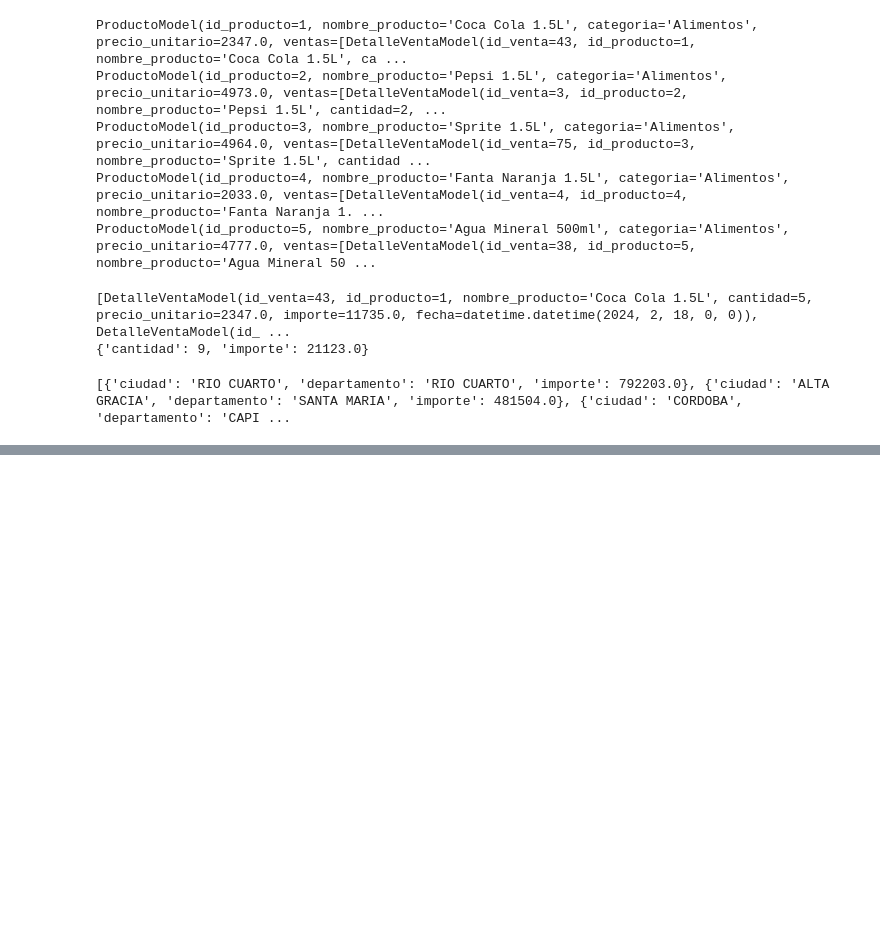
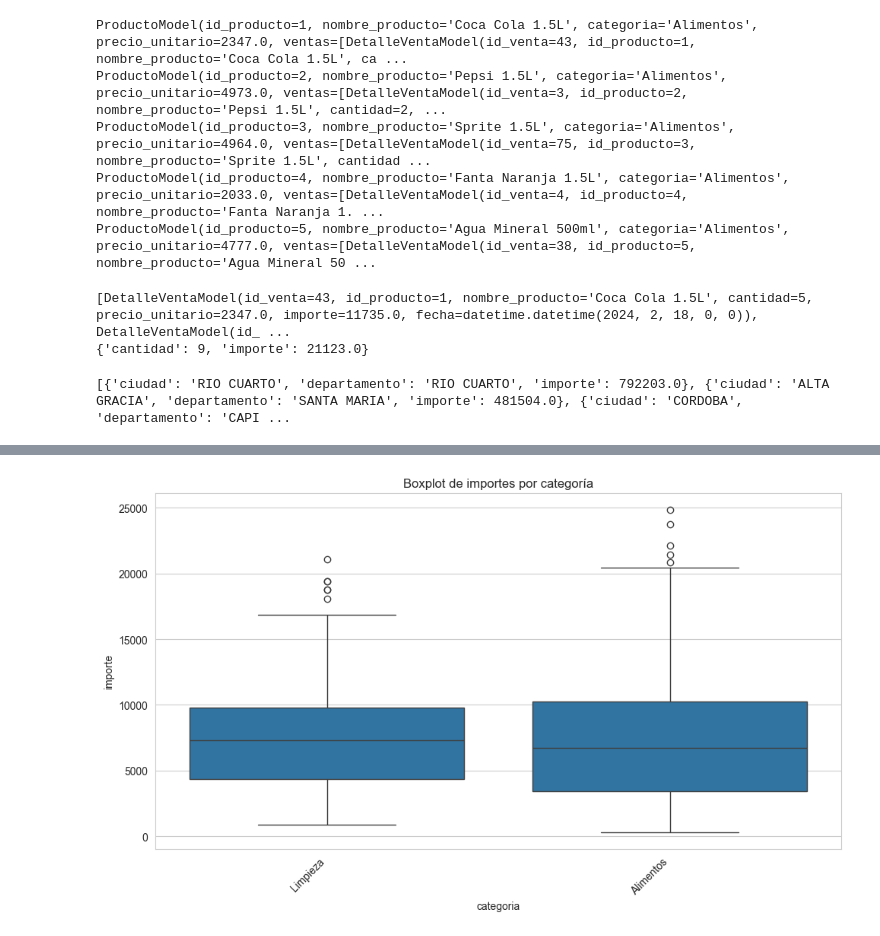
Before and after one commit to guspaz0/aurelion, a Jupyter notebook: src/prueba_entidades.ipynb, the cells around one changed output, grey strips where cells are left out. Cells and saved outputs as stored; diff of their text form; code cells hidden in the pictures; blank space fills up the shorter version.

```diff
--- a/src/prueba_entidades.ipynb
+++ b/src/prueba_entidades.ipynb
@@ -104,0 +173,20 @@ print(ventas_ciudades)
+# %%
+# 2) Boxplot de importes por `categoria`
+
+if not df_detalle.empty and 'id_producto' in df_detalle.columns:
+    df_detalle['id_producto'] = pd.to_numeric(df_detalle['id_producto'], errors='coerce')
+    merged = df_detalle.merge(df_productos, left_on='id_producto', right_on='id_producto', how='left', suffixes=('_det','_prod'))
+    # recalcular importe si no existe
+    merged['importe_calc'] = merged['cantidad'] * merged['precio_unitario_det']
+    merged['importe'] = merged['importe'].fillna(merged['importe_calc'])
+    merged['categoria'] = merged.get('categoria', pd.Series(['SIN_CATEGORIA']*len(merged)))
+    plt.figure(figsize=(10,6))
+    sns.boxplot(x='categoria', y='importe', data=merged)
+    plt.xticks(rotation=45, ha='right')
+    plt.title('Boxplot de importes por categoría')
+    plt.tight_layout()
+    plt.show()
+else:
+    print('No hay detalle de ventas o id_producto para generar boxplot.')
+# %% [output]
+[figure, added]
```
Also changed, not shown: parts of 4 cells of this notebook, 22 other files.
